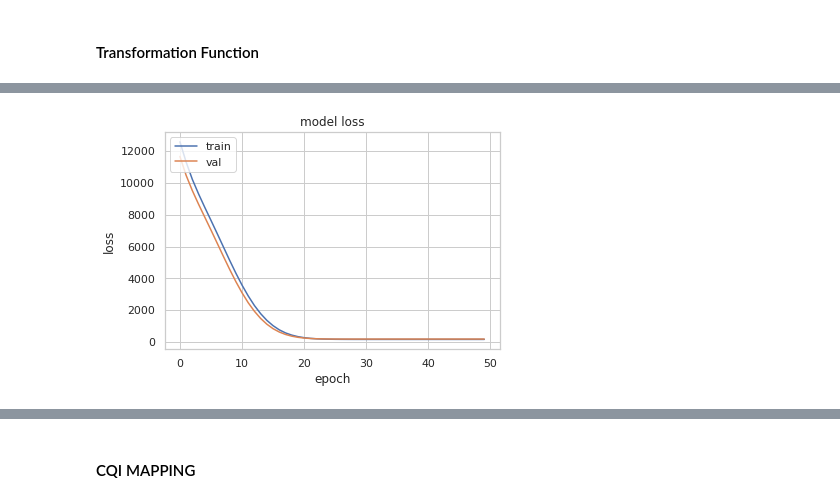
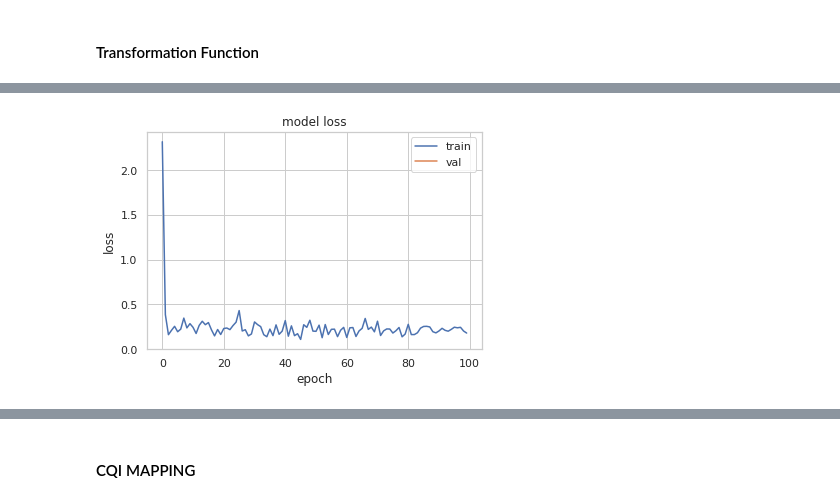
Before and after one commit to PINetDalhousie/Simba, a Jupyter notebook: Model and Synth Data Creation/5G anomaly detection.ipynb, the cells around one changed output, grey strips where cells are left out. Saved outputs shown, nothing was run; the diff lists cells and outputs as text; code cells hidden in the pictures.

Commit message:
Current version with first try of synthetic data

```diff
--- a/Model and Synth Data Creation/5G anomaly detection.ipynb
+++ b/Model and Synth Data Creation/5G anomaly detection.ipynb
@@ -611,7 +611,7 @@ print('Statistics=%.3f, p=%.8f' % (stat, p))
 # %% [output]
 Statistics=1400.459, p=0.00000000
 # %%
-result = anderson(df["5G KPI PCell RF Serving SS-RSRQ [dB]"].to_numpy())
+result = anderson(df["5G KPI PCell RF Serving SS-RSRP [dBm]"].to_numpy())
 print('Statistic: %.3f' % result.statistic)
 for i in range(len(result.critical_values)):
 	sl, cv = result.significance_level[i], result.critical_values[i]
@@ -731,8 +700,7 @@ class MyModel(tf.keras.Model):
 # Create an instance of the model
 model = MyModel()
 # %%
-loss_object = tf.keras.losses.MeanSquaredError()
-optimizer = tf.keras.optimizers.Adam(lr=0.001)
+optimizer = tf.keras.optimizers.SGD(lr=LEARN_RATE)
 
 train_loss = tf.keras.metrics.Mean(name='train_loss')
 train_accuracy = tf.keras.metrics.KLDivergence(name='train_accuracy')
@@ -748,7 +716,9 @@ def train_step(lte, five_g, log_step, log):
     predictions = model(lte, training=True)
     log_step.write(str(five_g.shape)+"\n")
     log_step.write(str(predictions.shape)+"\n")
-    loss = loss_object(five_g, predictions)
+    loss = mahalanobis_loss(five_g, predictions)
+
+    #write values to a log file if needded
     if(log):
       log_step.write(str(predictions))
       log_step.write("\n")
@@ -756,11 +726,14 @@ def train_step(lte, five_g, log_step, log):
       log_step.write("\n")
       log_step.write(str(loss))
       log_step.write("\n")
+
   gradients = tape.gradient(loss, model.trainable_variables)
   optimizer.apply_gradients(zip(gradients, model.trainable_variables))
 
   train_loss(loss)
-  train_accuracy(five_g, predictions)
+  five_g = scaler_5g.inverse_transform(five_g.numpy())
+  predictions = scaler_5g.inverse_transform(predictions.numpy())
+  #train_accuracy(five_g, predictions)
 # %%
 #@tf.function
 def test_step(lte, five_g):
@@ -774,10 +747,9 @@ def test_step(lte, five_g):
 # %%
-EPOCHS = 50
-
 losses_train = []
 losses_val = []
 f = open("epoch_stats.txt", "w+")
 log_step = open("log_step.txt", "w+")
+batch_check = open("batch_check.txt", "w+")
 
 for epoch in range(EPOCHS):
   # Reset the metrics at the start of the next epoch
@@ -789,22 +761,31 @@ for epoch in range(EPOCHS):
 
   log_step.write("EPOCH {}\n".format(epoch))
   first = True
-  for images, labels in train_ds:
+  for images in train_ds:
+
+    # randomly sample from the 5G data points
+    # flatten and reshape just to follow the 1d array restriction for np.choice
+    # and keep the shape for the model later
+    #labels = tf.constant(np.random.choice(train_5g.flatten(),BATCH_5G).reshape(-1,1))
+    labels = tf.constant(np.random.choice(train_5g.flatten(),BATCH_5G).reshape(-1,1))
+    batch_check.write(str(labels))
+    batch_check.write("\n")
+
     train_step(images, labels, log_step, first)
     first = False
 
-  for test_images, test_labels in test_ds:
-    test_step(test_images, test_labels)
+  #for test_images in test_ds:
+  #  test_step(test_images, test_labels)
 
   losses_train.append(train_loss.result())
-  losses_val.append(test_loss.result())
+  #losses_val.append(test_losslidate,.result())
 
   f.write(
     f'Epoch {epoch + 1}, '
-    f'Loss: {train_loss.result()}, '
-    f'Accuracy: {train_accuracy.result() * 100}, '
-    f'Test Loss: {test_loss.result()}, '
-    f'Test Accuracy: {test_accuracy.result() * 100}\n'
+    f'Loss: {train_loss.result()}\n, '
+    #f'Accuracy: {train_accuracy.result() * 100}, '
+    #f'Test Loss: {test_loss.result()}, '
+    #f'Test Accuracy: {test_accuracy.result() * 100}\n'
   )
 
 f.close()
@@ -951,10 +792,10 @@ kl(y_true, y_pred).numpy()
 # %%
 plt.plot(losses_train)
 plt.plot(losses_val)
 plt.title('model loss')
 plt.ylabel('loss')
 plt.xlabel('epoch')
-plt.legend(['train', 'val'], loc='upper left')
+plt.legend(['train', 'val'], loc='upper right')
 plt.show()
 # %% [output]
-[figure, old version]
+[figure, new version]
```
Also changed, not shown: parts of 13 cells of this notebook, 4 other files.
